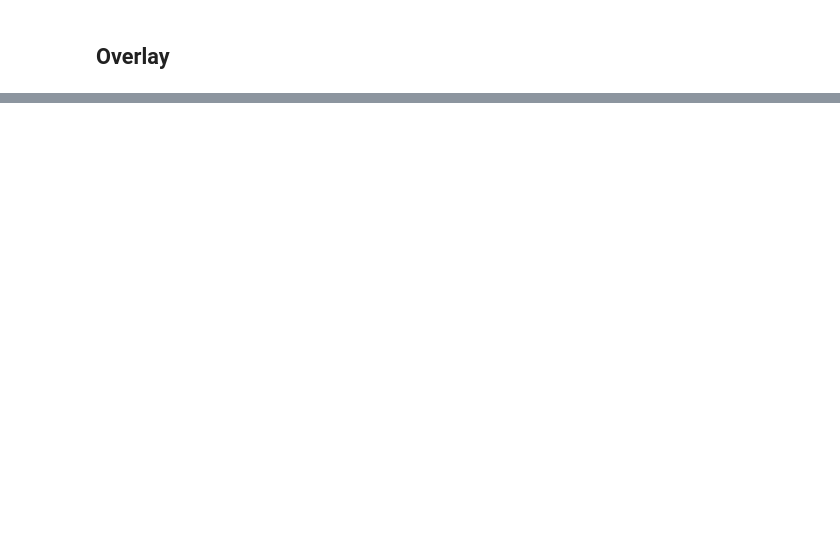
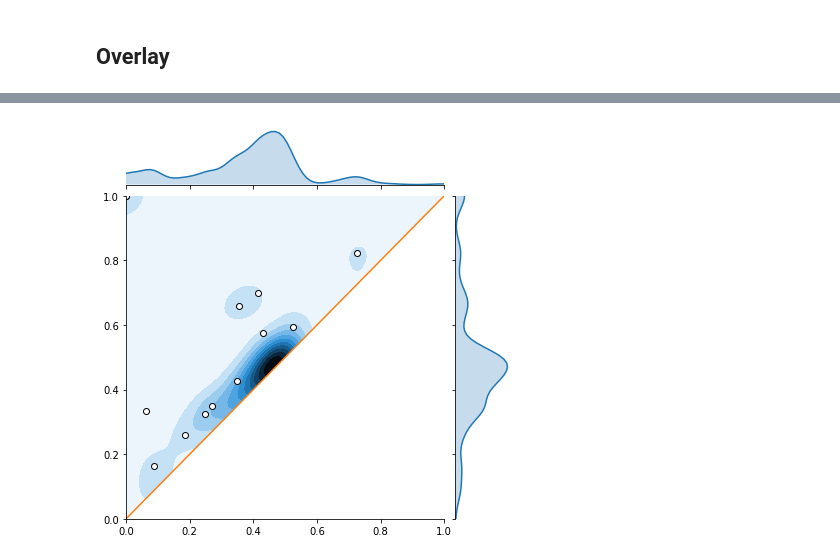
Before and after one commit to maljovec/topopy, a Jupyter notebook: ProbabilisticPersistenceDiagram.ipynb, the cells around one changed output, grey strips where cells are left out. Drawn from its saved outputs; the diff is of its cells as text; code cells hidden in the pictures; blank space fills up the shorter version.

```diff
--- a/ProbabilisticPersistenceDiagram.ipynb
+++ b/ProbabilisticPersistenceDiagram.ipynb
@@ -262,0 +267,4 @@ plot_overlay(msc, 1000, 100)
+# %%
+plot_overlay(msc, 10000, 100)
+# %% [output]
+[figure, added]
```
Also changed, not shown: parts of 7 cells of this notebook.
